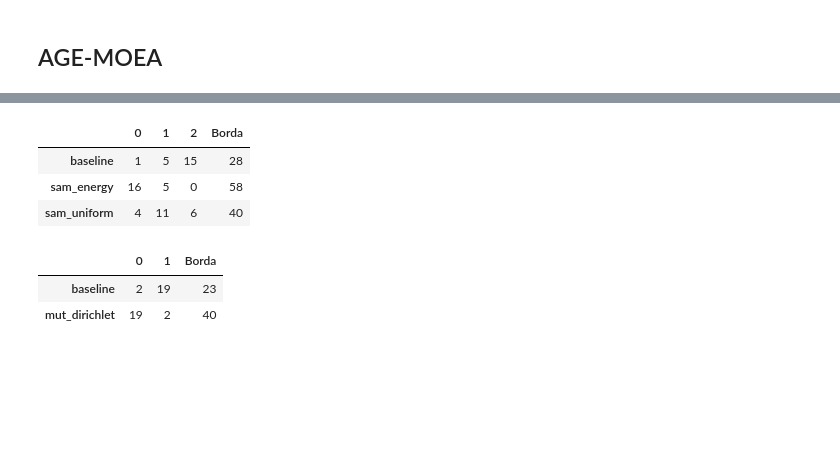
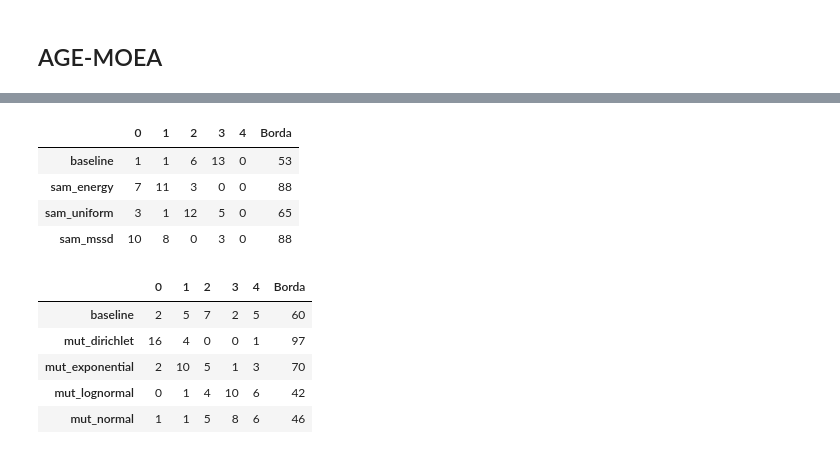
Before and after one commit to yeudiellm/MO-TEST-EA-SIMPLEX, a Jupyter notebook: test_optimize.ipynb, the cells around one changed output, grey strips where cells are left out. Drawn from its saved outputs; the diff is of its cells as text; code cells hidden in the pictures; blank space fills up the shorter version.

```diff
--- a/test_optimize.ipynb
+++ b/test_optimize.ipynb
@@ -144,22 +145,26 @@ age_moea_summary.groupby(['Problem', 'Operator']).agg({'HV_gen': ['mean', 'std']
 # %%
-SS = evaluation_methods.conteo_winners('age_moea', problems, ['baseline', 'sam_energy', 'sam_uniform'])
-n = 3
+SS = evaluation_methods.conteo_winners('age_moea', problems, ['baseline', 'sam_energy', 'sam_uniform', 'sam_energy', 'sam_mssd'])
+n = 5
 SS['Borda'] = [ row.to_numpy()@np.array(range(n, 0,-1)) for idx, row in SS.iterrows() ]
 SS
 # %% [output]
-|  | 0 | 1 | 2 | Borda |
-| baseline | 1 | 5 | 15 | 28 |
-| sam_energy | 16 | 5 | 0 | 58 |
-| sam_uniform | 4 | 11 | 6 | 40 |
+|  | 0 | 1 | 2 | 3 | 4 | Borda |
+| baseline | 1 | 1 | 6 | 13 | 0 | 53 |
+| sam_energy | 7 | 11 | 3 | 0 | 0 | 88 |
+| sam_uniform | 3 | 1 | 12 | 5 | 0 | 65 |
+| sam_mssd | 10 | 8 | 0 | 3 | 0 | 88 |
 # %%
-SS = evaluation_methods.conteo_winners('age_moea', problems, ['baseline', 'mut_dirichlet'])
-n = 2
+SS = evaluation_methods.conteo_winners('age_moea', problems, ['baseline', 'mut_dirichlet', 'mut_exponential', 'mut_lognormal', 'mut_normal'])
+n = 5
 SS['Borda'] = [ row.to_numpy()@np.array(range(n, 0,-1)) for idx, row in SS.iterrows() ]
 SS
 # %% [output]
-|  | 0 | 1 | Borda |
-| baseline | 2 | 19 | 23 |
-| mut_dirichlet | 19 | 2 | 40 |
+|  | 0 | 1 | 2 | 3 | 4 | Borda |
+| baseline | 2 | 5 | 7 | 2 | 5 | 60 |
+| mut_dirichlet | 16 | 4 | 0 | 0 | 1 | 97 |
+| mut_exponential | 2 | 10 | 5 | 1 | 3 | 70 |
+| mut_lognormal | 0 | 1 | 4 | 10 | 6 | 42 |
+| mut_normal | 1 | 1 | 5 | 8 | 6 | 46 |
 # %%
 age_moea_summary = evaluation_methods.merge_dataframes('age_moea', wfg_problems+dtlz_problems+zdt_problems)
 age_moea_summary = age_moea_summary.groupby(['Operator', 'Problem'], as_index=False).agg({'HV_gen': 'mean'})
```
Also changed, not shown: parts of 9 cells of this notebook, 47 other files.
